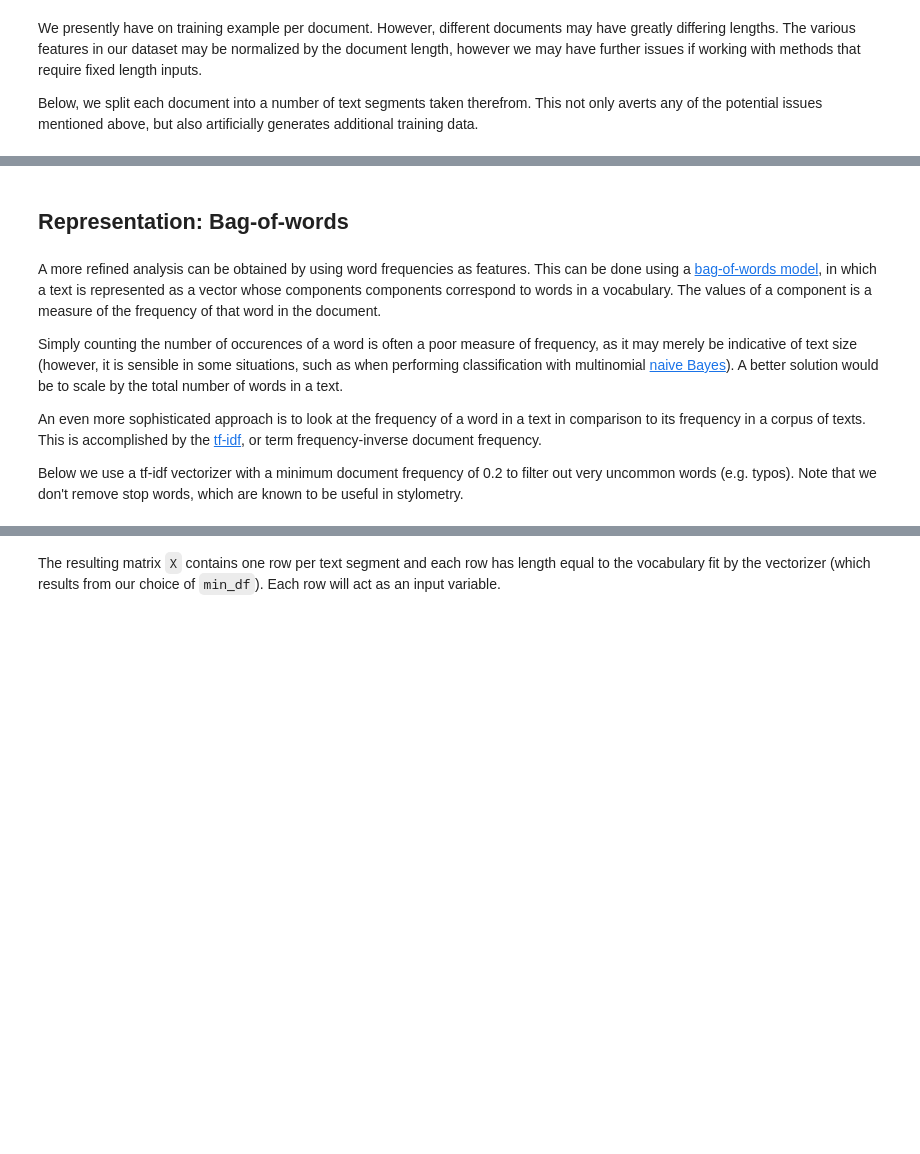
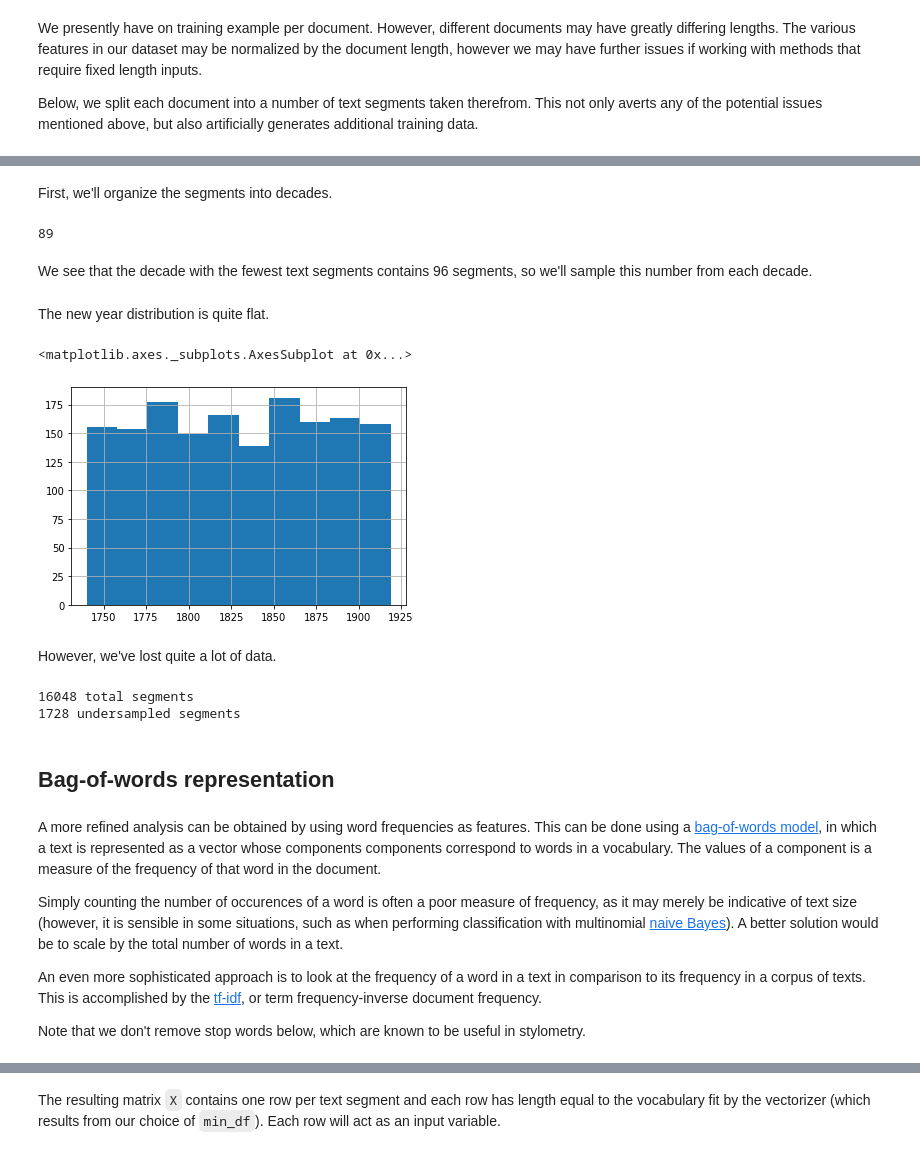
Before and after one commit to bencwallace/doc2date, a Jupyter notebook: doc2date.ipynb, the cells around one changed output, grey strips where cells are left out. Drawn from its saved outputs; the diff is of its cells as text; code cells hidden in the pictures; blank space fills up the shorter version.

```diff
--- a/doc2date.ipynb
+++ b/doc2date.ipynb
@@ -166,7 +177,7 @@ Below, we split each document into a number of text segments taken therefrom. Th
 # %%
 def split_text(text, seg_length=10_000):
     words = text.split()
-    return [' '.join(words[i:i+seg_length]) for i in range(0, len(words) // seg_length)]
+    return [' '.join(words[i:i+seg_length]) for i in range(0, len(words), seg_length)]
 
 segments = pd.DataFrame(docs[['year', 'text']])
 segments['text'] = segments['text'].map(split_text)
@@ -191,5 +189,36 @@ These features don't appear to have terribly much predictive power. However, the
+# %%
+segs = pd.DataFrame()
+segs['year'] = segments['year']
+segs['text'] = segments['text']
+# %% [markdown]
+ First, we'll organize the segments into decades.
+# %%
+segs['decade'] = pd.cut(segments.year, range(segments['year'].min(), segments['year'].max(), 10))
+decade_min = segs.groupby('decade').size().min()
+decade_min
+# %% [output]
+89
+# %% [markdown]
+We see that the decade with the fewest text segments contains 96 segments, so we'll sample this number from each decade.
+# %%
+segs = segs.groupby('decade').apply(lambda df: df.sample(decade_min))
+# %% [markdown]
+The new year distribution is quite flat.
+# %%
+segs.year.hist()
+# %% [output]
+<matplotlib.axes._subplots.AxesSubplot at 0x...>
+[figure, added]
+# %% [markdown]
+However, we've lost quite a lot of data.
+# %%
+print('{} total segments'.format(len(segments)))
+print('{} undersampled segments'.format(len(segs)))
+# %% [output]
+16048 total segments
+1728 undersampled segments
 # %% [markdown]
-## Representation: Bag-of-words
+## Bag-of-words representation
 # %% [markdown]
 A more refined analysis can be obtained by using word frequencies as features. This can be done using a [bag-of-words model](https://en.wikipedia.org/wiki/Bag-of-words_model), in which a text is represented as a vector whose components components correspond to words in a vocabulary. The values of a component is a measure of the frequency of that word in the document.
 
@@ -197,7 +226,7 @@ Simply counting the number of occurences of a word is often a poor measure of fr
 
 An even more sophisticated approach is to look at the frequency of a word in a text in comparison to its frequency  in a corpus of texts. This is accomplished by the [tf-idf](https://en.wikipedia.org/wiki/Tf%E2%80%93idf), or term frequency-inverse document frequency.
 
-Below we use a tf-idf vectorizer with a minimum document frequency of 0.2 to filter out very uncommon words (e.g. typos). Note that we don't remove stop words, which are known to be useful in stylometry.
+Note that we don't remove stop words below, which are known to be useful in stylometry.
 # %%
 %%time
 from sklearn.feature_extraction.text import TfidfVectorizer
```
Also changed, not shown: parts of 94 cells of this notebook.
